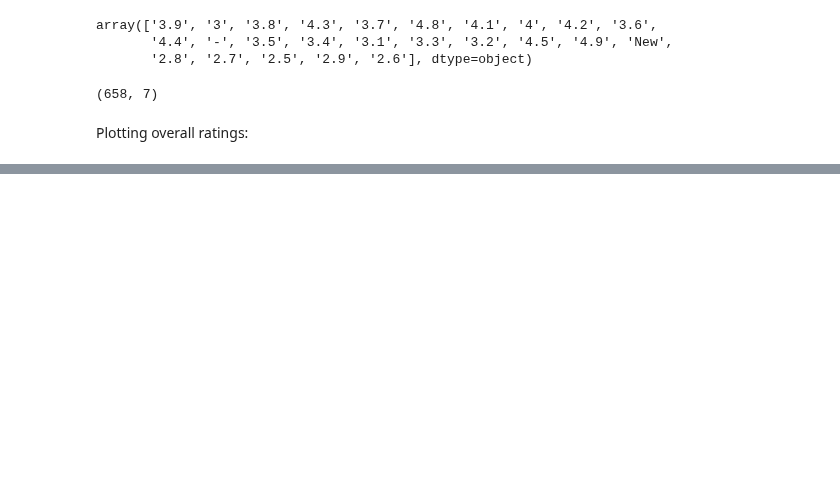
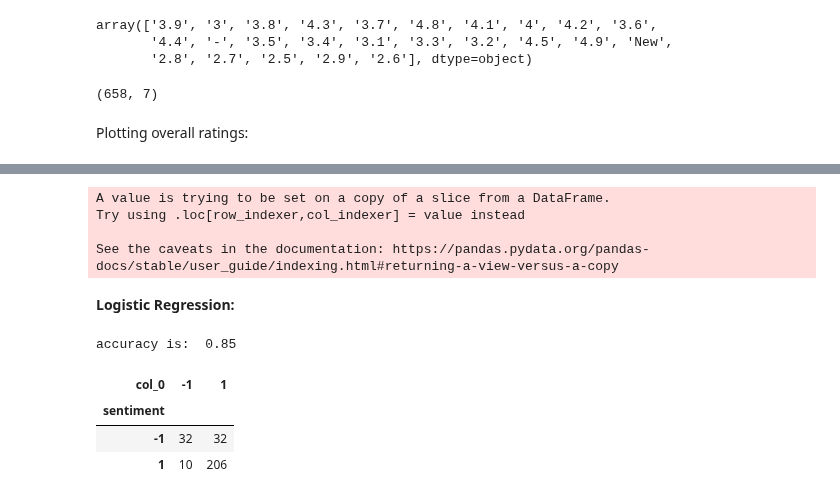
Before and after one commit to LaxmiVatsalyaDaita/Kaggle, a Jupyter notebook: cafe-review-sentiment-analysis.ipynb, the cells around one changed output, grey strips where cells are left out. Drawn from its saved outputs; the diff is of its cells as text; code cells hidden in the pictures; blank space fills up the shorter version.

```diff
--- a/cafe-review-sentiment-analysis.ipynb
+++ b/cafe-review-sentiment-analysis.ipynb
@@ -80,0 +119,48 @@ plt.show()
+# %%
+index = newData.index
+newData['random_number'] = np.random.randn(len(index))
+train = newData[newData['random_number'] <= 0.80]
+test = newData[newData['random_number'] > 0.20]
+# %% [output]
+A value is trying to be set on a copy of a slice from a DataFrame.
+Try using .loc[row_indexer,col_indexer] = value instead
+
+See the caveats in the documentation: https://pandas.pydata.org/pandas-docs/stable/user_guide/indexing.html#returning-a-view-versus-a-copy
+# %%
+# count vectorizer:
+from sklearn.feature_extraction.text import CountVectorizer
+
+vectorizer = CountVectorizer(token_pattern=r'\b\w+\b')
+
+train_matrix = vectorizer.fit_transform(train['Review'])
+test_matrix = vectorizer.transform(test['Review'])
+# %%
+x_train = train_matrix
+x_test = test_matrix
+y_train = train['sentiment']
+y_test = test['sentiment']
+# %% [markdown]
+**Logistic Regression:**
+# %%
+# Logistic Regression
+from sklearn.linear_model import LogisticRegression
+from sklearn.model_selection import train_test_split
+from sklearn.metrics import accuracy_score
+
+reg = LogisticRegression()
+
+
+#fitting the model
+reg.fit(x_train,y_train)
+
+#predicting
+reg_pred = reg.predict(x_test)
+
+print("accuracy is: ", accuracy_score(y_test,reg_pred))
+pd.crosstab(y_test,reg_pred)
+# %% [output]
+accuracy is:  0.85
+| col_0 | -1 | 1 |
+| sentiment |  |  |
+| -1 | 32 | 32 |
+| 1 | 10 | 206 |
```
Also changed, not shown: parts of 15 cells of this notebook.
